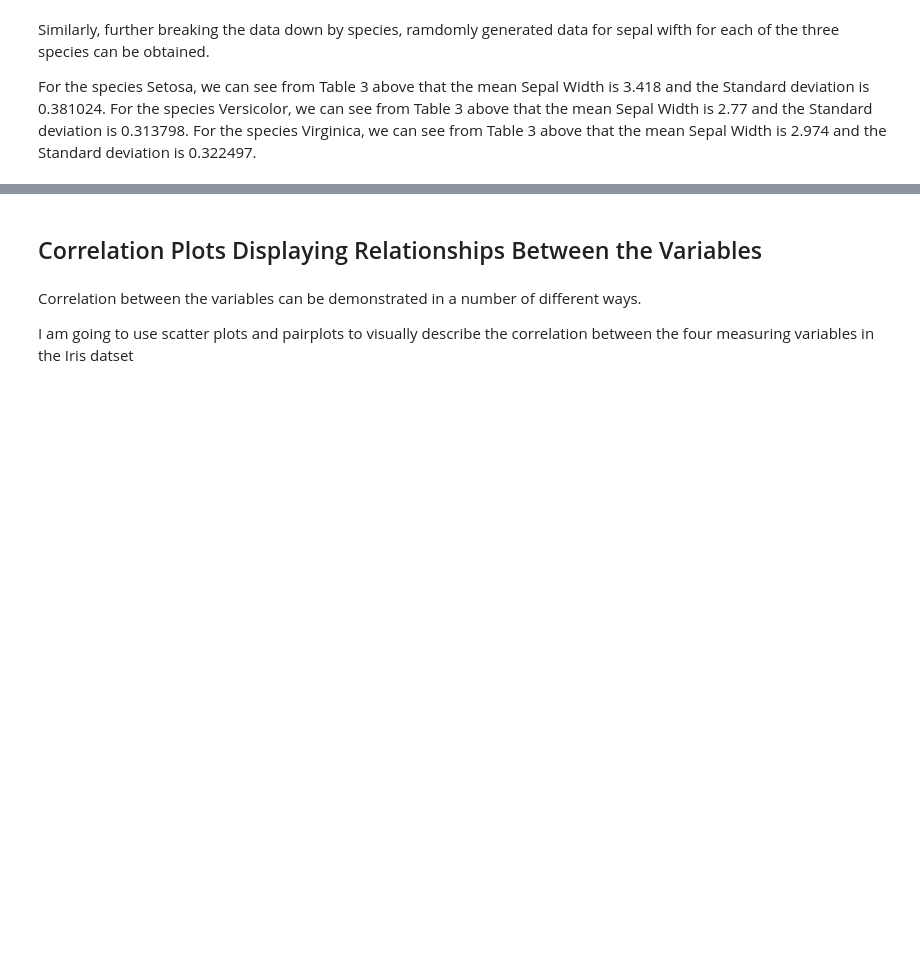
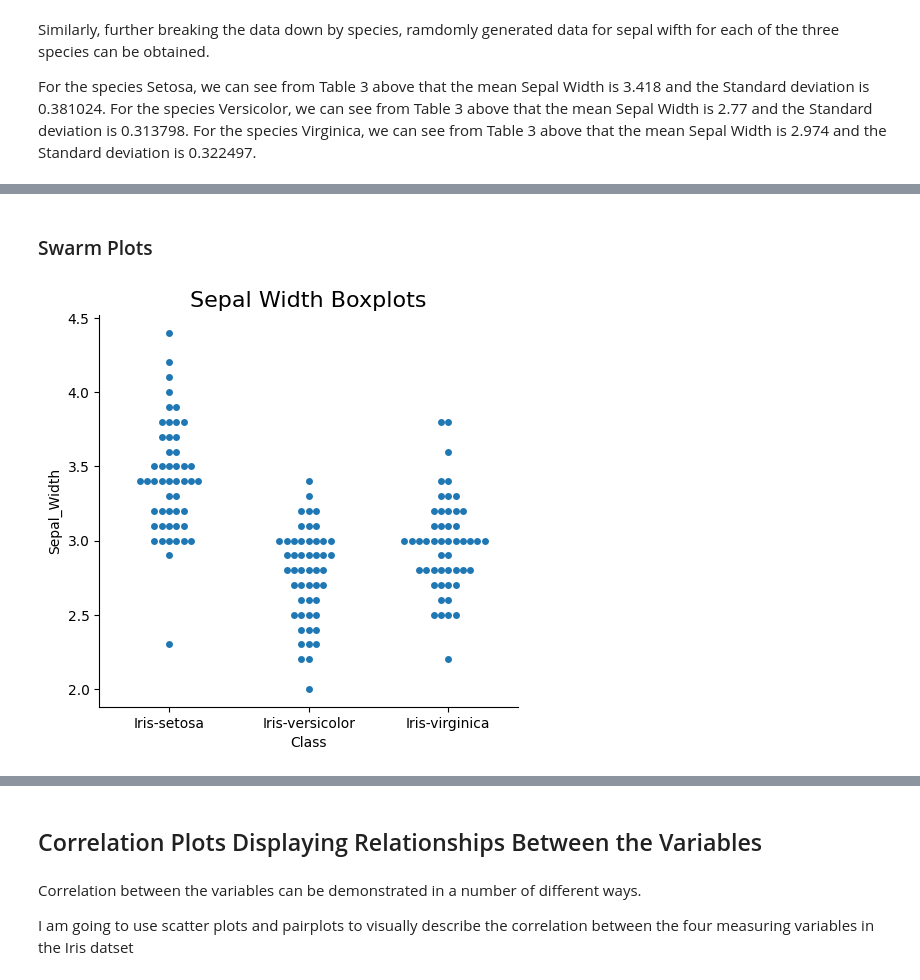
Before and after one commit to rachel-king4/fundamentalsofdataanalysis, a Jupyter notebook: project.ipynb, the cells around one changed output, grey strips where cells are left out. Saved outputs shown, nothing was run; the diff lists cells and outputs as text; code cells hidden in the pictures; blank space fills up the shorter version.

```diff
--- a/project.ipynb
+++ b/project.ipynb
@@ -290,0 +306,10 @@ ax.hist(virginica_sepal_width_dist, bins=100, density=False, color='green');
+# %% [markdown]
+### Swarm Plots
+# %%
+# plot a swarm plot for Sepal Width
+z = sns.catplot(data=iris, x="Class", y="Sepal_Width", kind="swarm")
+plt.title('Sepal Width Boxplots', fontsize=16)
+z.fig.subplots_adjust(top=.90);
+# https://github.com/mwaskom/seaborn/issues/2072
+# %% [output]
+[figure, added]
```
Also changed, not shown: parts of 14 cells of this notebook, 1 other file.
